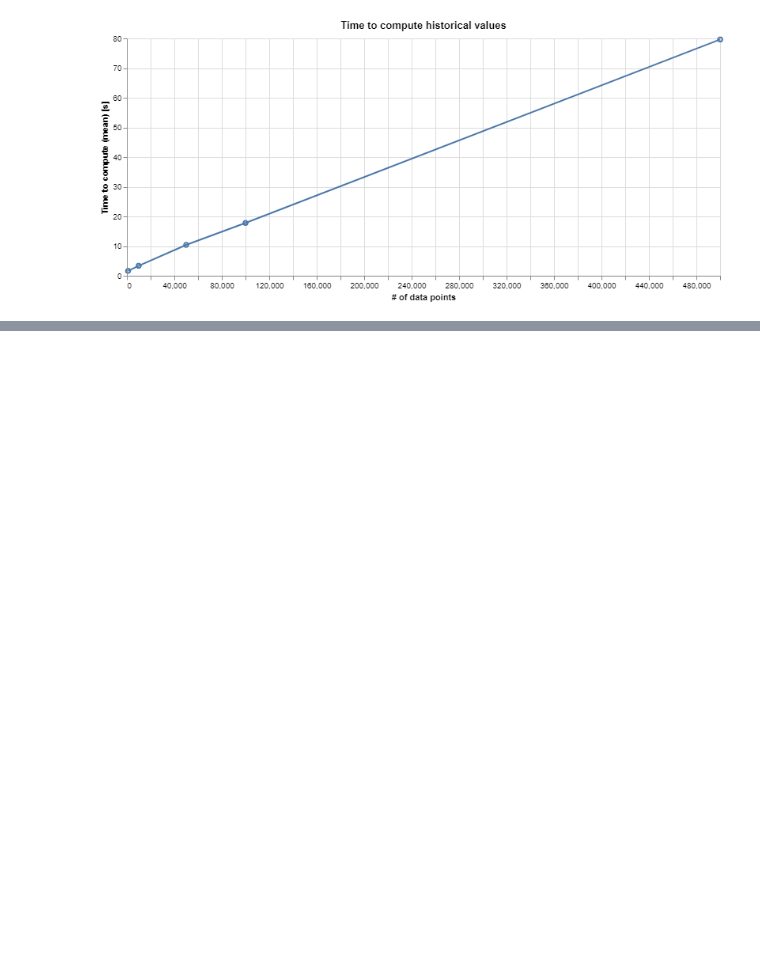
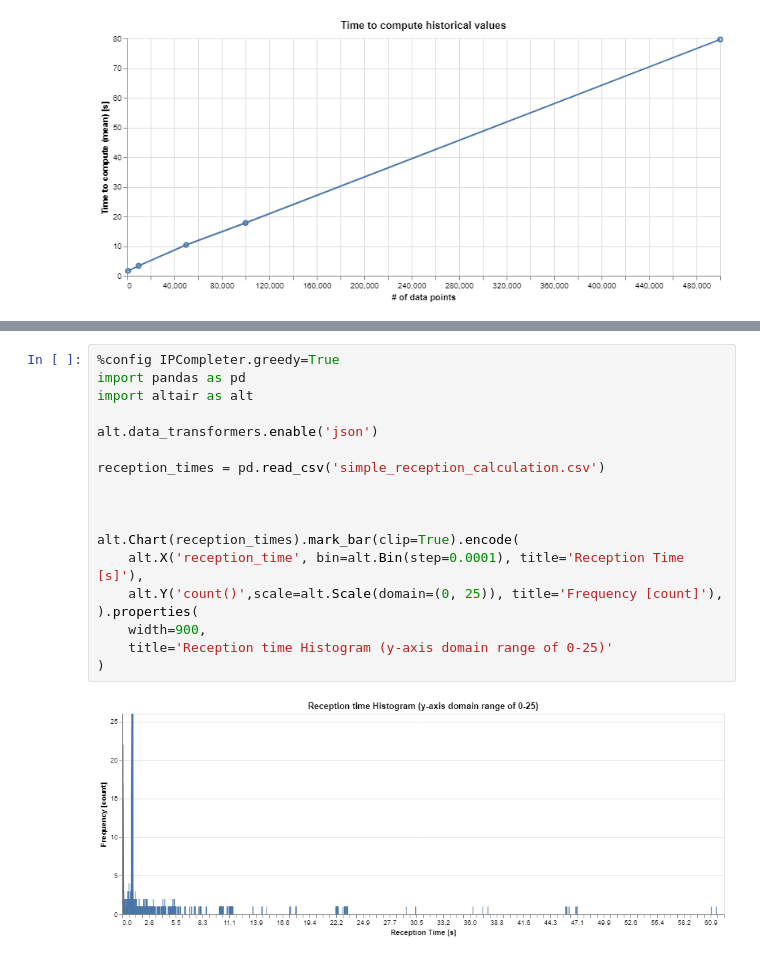
Before and after one commit to emiljohansen/IoT-F20-Project, a Jupyter notebook: evalutation/plotting/Notebook.ipynb, the cells around one changed output, grey strips where cells are left out. Cells and saved outputs as stored; diff of their text form; blank space fills up the shorter version.

```diff
--- a/evalutation/plotting/Notebook.ipynb
+++ b/evalutation/plotting/Notebook.ipynb
@@ -143,0 +164,20 @@ alt.layer(base, lines)
+# %%
+%config IPCompleter.greedy=True
+import pandas as pd
+import altair as alt
+
+alt.data_transformers.enable('json')
+
+reception_times = pd.read_csv('simple_reception_calculation.csv')
+
+
+
+alt.Chart(reception_times).mark_bar(clip=True).encode(
+    alt.X('reception_time', bin=alt.Bin(step=0.0001), title='Reception Time [s]'),
+    alt.Y('count()',scale=alt.Scale(domain=(0, 25)), title='Frequency [count]'),
+).properties(
+    width=900,
+    title='Reception time Histogram (y-axis domain range of 0-25)'
+)
+# %% [output]
+[figure, added]
```
Also changed, not shown: parts of 1 cell of this notebook, 8 other files.
